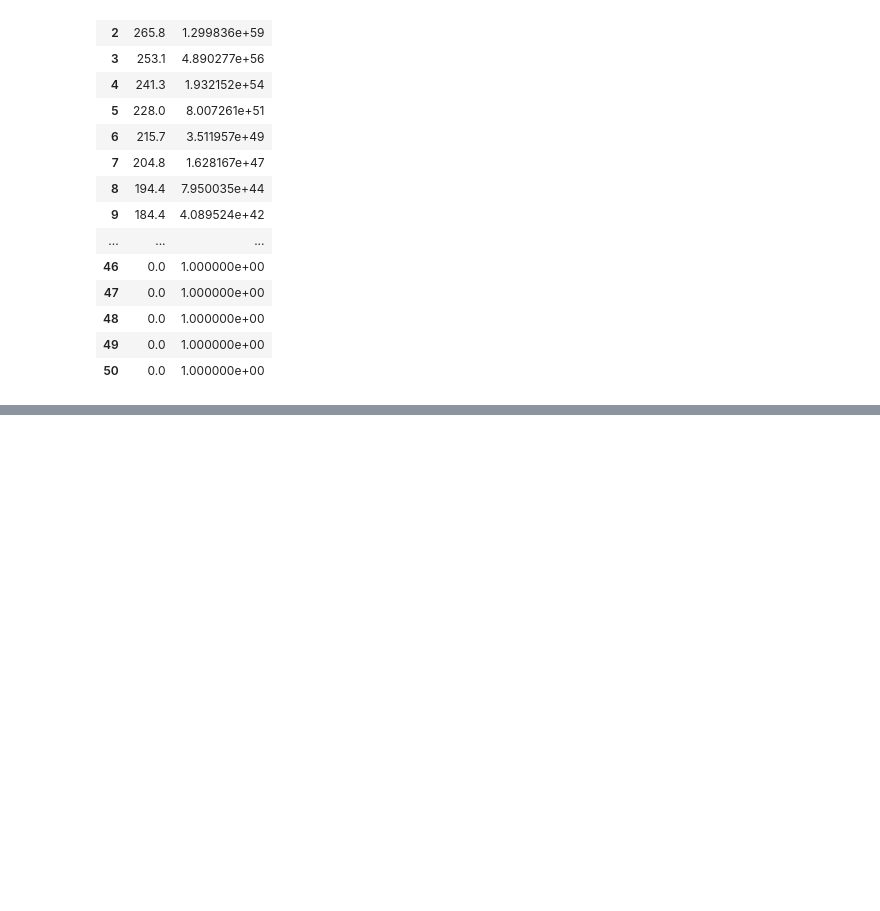
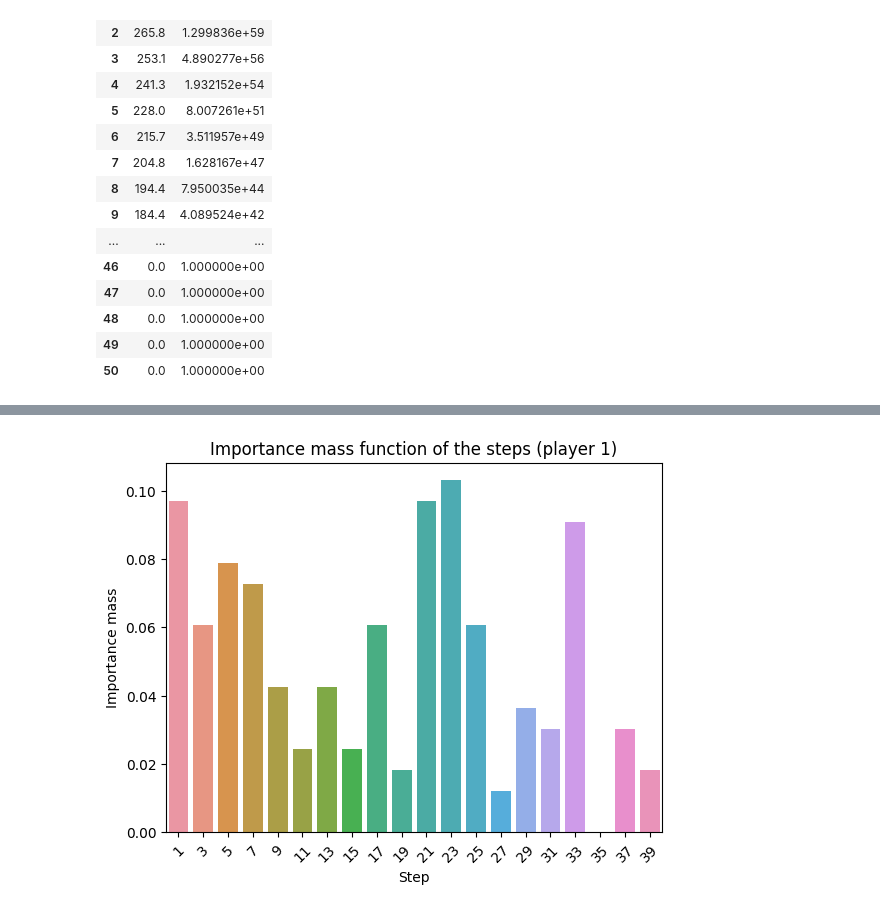
Before and after one commit to StephaneBranly/INF8215-Avalam-AI, a Jupyter notebook: stats/plot_experiments.ipynb, the cells around one changed output, grey strips where cells are left out. Cells and saved outputs as stored; diff of their text form; code cells hidden in the pictures; blank space fills up the shorter version.

```diff
--- a/stats/plot_experiments.ipynb
+++ b/stats/plot_experiments.ipynb
@@ -229,0 +303,9 @@ df_mean
+# %%
+ax = sns.barplot(data=df[df['step'] % 2 == 1], x='step', y='step_importance')
+ax.set_title("Importance mass function of the steps (player 1)")
+ax.set_xlabel("Step")
+ax.set_ylabel("Importance mass")
+x_ticks = np.arange(1, 40, 2)
+_ = ax.set_xticklabels(x_ticks, rotation=45)
+# %% [output]
+[figure, added]
```
Also changed, not shown: parts of 21 cells of this notebook, 16 other files.
